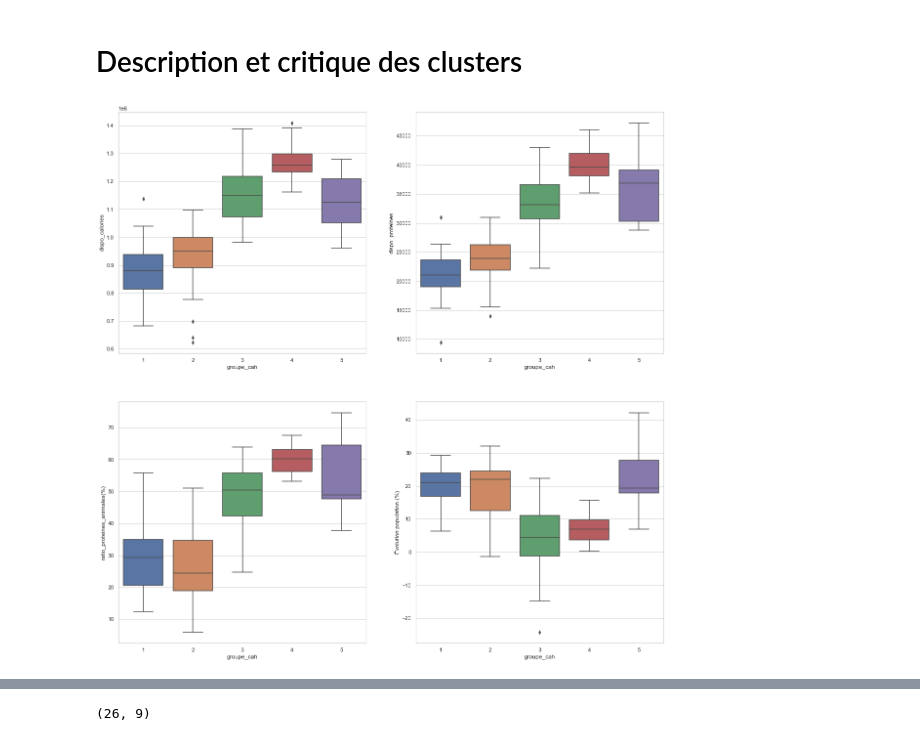
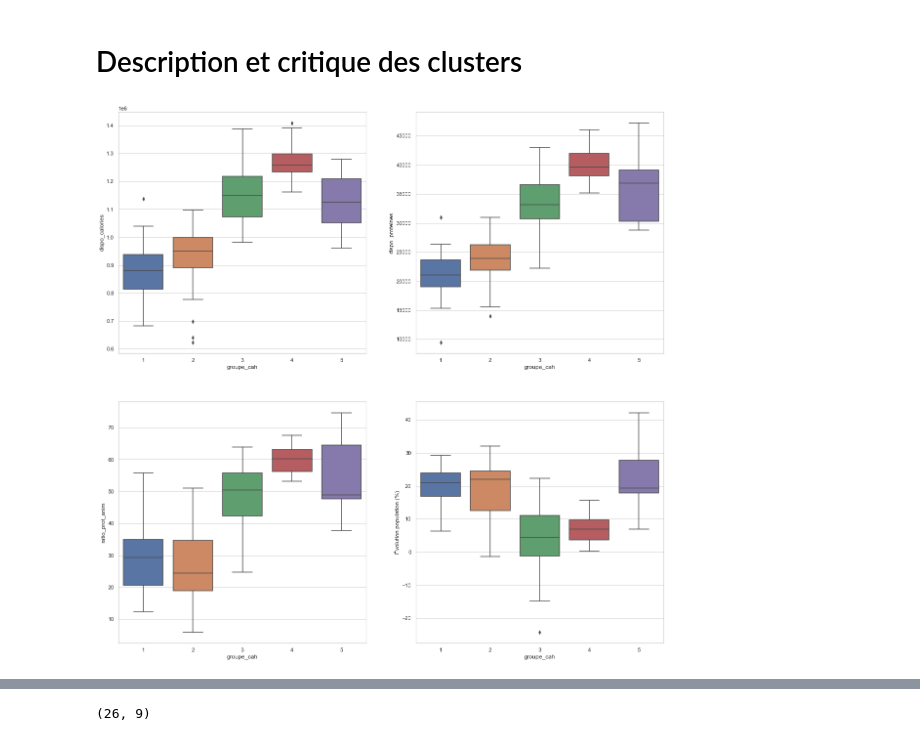
Before and after one commit to ROWAIDAK/ROWAIDAK-P5_Produisez-une-tude-de-march, a Jupyter notebook: P5_02_code.ipynb, the cells around one changed output, grey strips where cells are left out. Cells and saved outputs as stored; diff of their text form; code cells hidden in the pictures.

```diff
--- a/P5_02_code.ipynb
+++ b/P5_02_code.ipynb
@@ -231,7 +205,7 @@ df.head()
 # %%
 df.rename(columns={('Disponibilit? alimentaire (Kcal/personne/jour)', 'Total General'):'dispo_calories',
                               ('Disponibilit? de prot?ines en quantit? (g/personne/jour)', 'Total General'):'dispo_proteines',
-                            ('ratio_proteines_animales(%)','' ):'ratio_proteines_animales(%)'}
+                            ('ratio_proteines_animales(%)','' ):'ratio_prot_anim'}
                      ,inplace=True)
 
 df['dispo_calories'] = df['dispo_calories']*365
@@ -305,5 +249,7 @@ df_PIB_habitant
 # %%
 
-df_PIB_habitant = df_PIB_habitant.rename(columns={'Valeur US $ par habitant':"PIB_par_habitant",'Valeur US $':'PIB(M)' })
-df_PIB_habitant
+df_PIB_habitant = df_PIB_habitant.rename(columns={'Valeur US $ par habitant':"PIB_par_habitant" })
+df_PIB_habitant = df_PIB_habitant[['Code zone (FAO)','PIB_par_habitant']]
+
+df_PIB_habitant.head(2)
 # %% [output]
@@ -342,14 +274,14 @@ df_viande_volailles = df_viande_volailles.pivot_table(index=['Code zone (FAO)'],
                                 values = 'Valeur',
                                 aggfunc=sum).reset_index()
 #Le taux_suffisance= Production  ÷ (Production alimentaire domestique + importations ー exportations) ×100
-df_viande_volailles['taux_suffisance(٪)']=((df_viande_volailles['Production'] ) /
+df_viande_volailles['taux_suffisance']=((df_viande_volailles['Production'] ) /
                                            (df_viande_volailles['Disponibilité intérieure']))*100
 
 
 
 #le taux de dépendance aux importations, défini en économie comme le rapport entre les importations et la disponibilité intérieure du pays ;
 
-df_viande_volailles['taux_dépendance_importations(٪)']=(df_viande_volailles['Importations - Quantité'] /
+df_viande_volailles['dep_import']=(df_viande_volailles['Importations - Quantité'] /
                                                         df_viande_volailles['Disponibilité intérieure'])*100
 
 
@@ -357,7 +289,7 @@ df_viande_volailles['taux_dépendance_importations(٪)']=(df_viande_volailles['I
 #df_viande_volailles['taux_Exportations(%)']=(df_viande_volailles['Exportations - Quantité'] /
                                                         #df_viande_volailles['Disponibilité intérieure'])*100
 
-df_viande_volailles = df_viande_volailles[['Code zone (FAO)','taux_suffisance(٪)','taux_dépendance_importations(٪)']]
+df_viande_volailles = df_viande_volailles[['Code zone (FAO)','taux_suffisance','dep_import']]
 
-df_viande_volailles
+df_viande_volailles.head(2)
 # %% [output]
@@ -537,8 +455,8 @@ df_clus=df.set_index('pays', drop=True, append=False, inplace=False, verify_inte
 
 # préparation des données pour le clustering
 df_clus = df_clus[["Évolution population (%)", "dispo_calories",
-                                 "dispo_proteines",'ratio_proteines_animales(%)',
-                                 'PIB_par_habitant','taux_suffisance(٪)','taux_dépendance_importations(٪)']]
+                                 "dispo_proteines",'ratio_prot_anim',
+                                 'PIB_par_habitant','taux_suffisance','dep_import']]
 
 df_clus.head(2)
 # %% [output]
@@ -808,32 +738,32 @@ groupe 2
 # %%
 
 
 #Comparaison visuelle des groupes par Boxplot, en abscisse les numéros des groupes
 plt.figure(figsize=(20, 20))
 sns.set(style="whitegrid")
 
 plt.subplot(221)
 sns.boxplot(data=df_groupes_cah, x='groupe_cah', y='dispo_calories')
 
 
 plt.subplot(222)
 sns.boxplot(data=df_groupes_cah, x='groupe_cah', y='dispo_proteines')
 
 plt.subplot(223)
-sns.boxplot(data=df_groupes_cah, x='groupe_cah', y='ratio_proteines_animales(%)')
+sns.boxplot(data=df_groupes_cah, x='groupe_cah', y='ratio_prot_anim')
 
 plt.subplot(224)
 sns.boxplot(data=df_groupes_cah, x='groupe_cah', y='Évolution population (%)')
 
 
 plt.savefig("exports/boxplot_dendogramme3.png")
 
 
 
 
 plt.show(block=False)
 # %% [output]
-[figure, old version]
+[figure, new version]
 # %%
 #Comparaison visuelle des groupes par Boxplot, en abscisse les numéros des groupes
 plt.figure(figsize=(20, 20))
```
Also changed, not shown: parts of 54 cells of this notebook.
